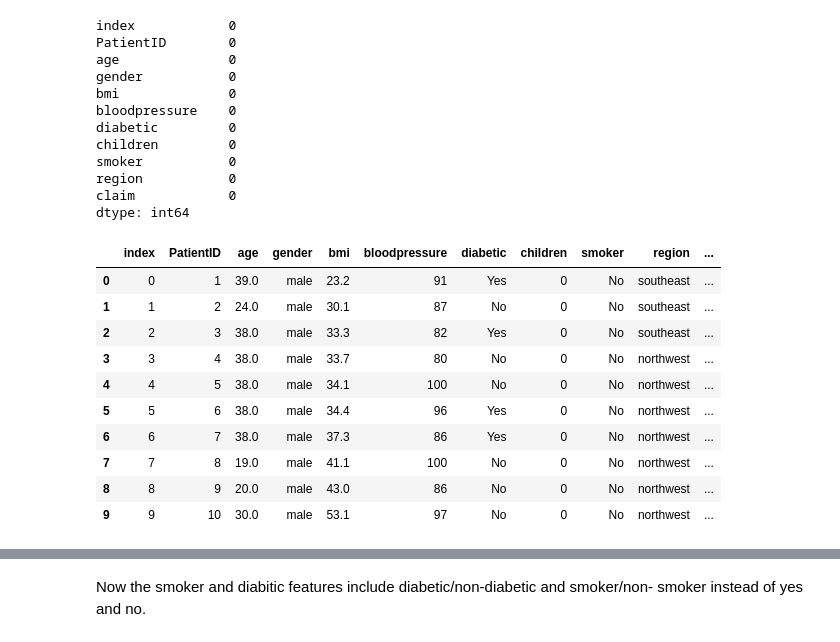
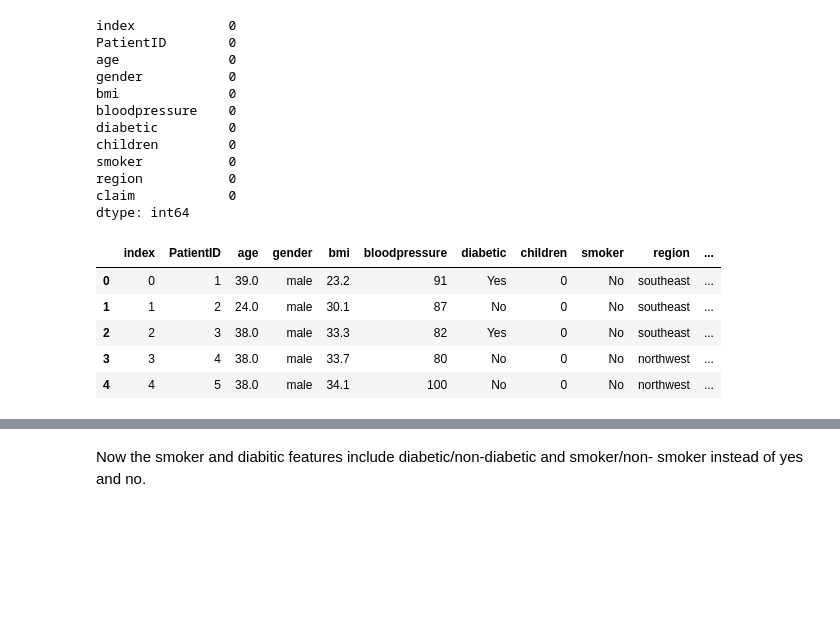
Before and after one commit to 27136thapelo/Insurance-Claim-Analysis, a Jupyter notebook: Insurance_claim_analysis_notebook.ipynb, the cells around one changed output, grey strips where cells are left out. Cells and saved outputs as stored; diff of their text form; code cells hidden in the pictures; blank space fills up the shorter version.

```diff
--- a/Insurance_claim_analysis_notebook.ipynb
+++ b/Insurance_claim_analysis_notebook.ipynb
@@ -125,7 +150,6 @@ As observed from the data above it appears that Age has 5 empty cells and Region
 # %%
-cat_cols = ['region']
-for region in cat_cols:
-    df[region].fillna(df[region].mode()[0], inplace=True)
+df['region'].fillna(df['region'].mode()[0], inplace=True)
+
 df.isna().sum()
 # %% [output]
 index            0
@@ -141,10 +165,9 @@ region           0
 claim            0
 dtype: int64
 # %%
-num_cols = ['age']
-for age in num_cols:
-    df[age].fillna(df[age].mean(), inplace=True)
-    df[age] = round(df[age], 0)
+df['age'].fillna(df['age'].mean(), inplace=True)
+df['age'] = round(df['age'])
+
 df.isna().sum()
 # %% [output]
 index            0
@@ -160,16 +183,11 @@ region           0
 claim            0
 dtype: int64
 # %%
-df.head(10)
+df.head()
 # %% [output]
 |  | index | PatientID | age | gender | bmi | bloodpressure | diabetic | children | smoker | region | ... |
 | 0 | 0 | 1 | 39.0 | male | 23.2 | 91 | Yes | 0 | No | southeast | ... |
 | 1 | 1 | 2 | 24.0 | male | 30.1 | 87 | No | 0 | No | southeast | ... |
 | 2 | 2 | 3 | 38.0 | male | 33.3 | 82 | Yes | 0 | No | southeast | ... |
 | 3 | 3 | 4 | 38.0 | male | 33.7 | 80 | No | 0 | No | northwest | ... |
 | 4 | 4 | 5 | 38.0 | male | 34.1 | 100 | No | 0 | No | northwest | ... |
-| 5 | 5 | 6 | 38.0 | male | 34.4 | 96 | Yes | 0 | No | northwest | ... |
-| 6 | 6 | 7 | 38.0 | male | 37.3 | 86 | Yes | 0 | No | northwest | ... |
-| 7 | 7 | 8 | 19.0 | male | 41.1 | 100 | No | 0 | No | northwest | ... |
-| 8 | 8 | 9 | 20.0 | male | 43.0 | 86 | No | 0 | No | northwest | ... |
-| 9 | 9 | 10 | 30.0 | male | 53.1 | 97 | No | 0 | No | northwest | ... |
```
Also changed, not shown: parts of 24 cells of this notebook.
